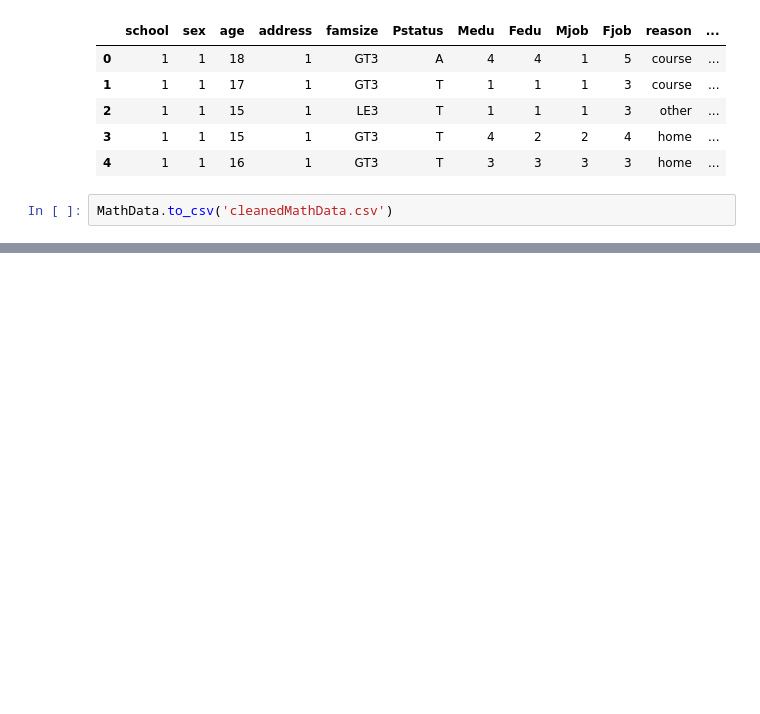
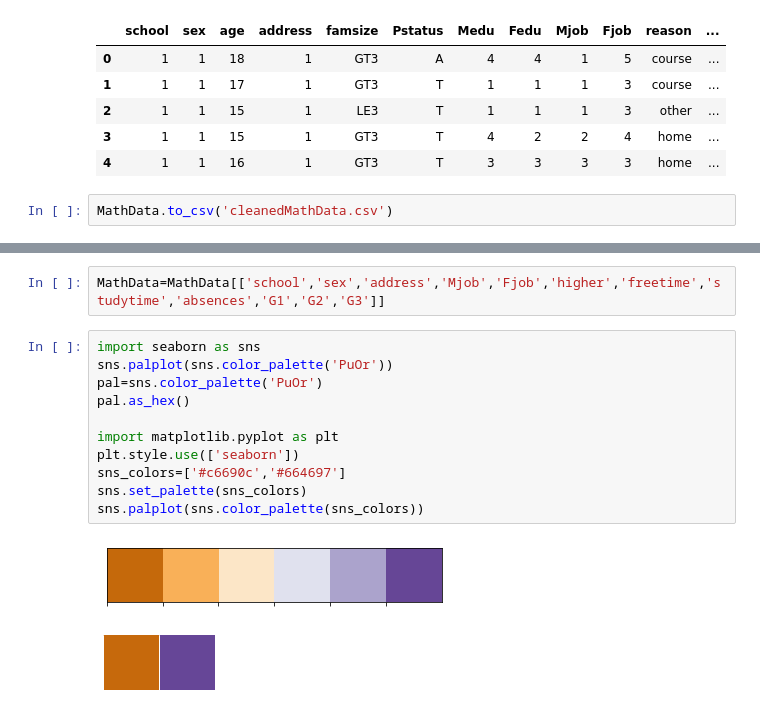
Before and after one commit to bikash086-ctrl/ML.now_GirlScript, a Jupyter notebook: EDA.ipynb, the cells around one changed output, grey strips where cells are left out. Drawn from its saved outputs; the diff is of its cells as text; blank space fills up the shorter version.

```diff
--- a/EDA.ipynb
+++ b/EDA.ipynb
@@ -104,0 +100,16 @@ student-mat.csv      student-por.csv  student.txt
+# %%
+MathData=MathData[['school','sex','address','Mjob','Fjob','higher','freetime','studytime','absences','G1','G2','G3']]
+# %%
+import seaborn as sns
+sns.palplot(sns.color_palette('PuOr'))
+pal=sns.color_palette('PuOr')
+pal.as_hex()
+
+import matplotlib.pyplot as plt
+plt.style.use(['seaborn'])
+sns_colors=['#c6690c','#664697']
+sns.set_palette(sns_colors)
+sns.palplot(sns.color_palette(sns_colors))
+# %% [output]
+[figure, added]
+[figure, added]
```
Also changed, not shown: parts of 14 cells of this notebook.
